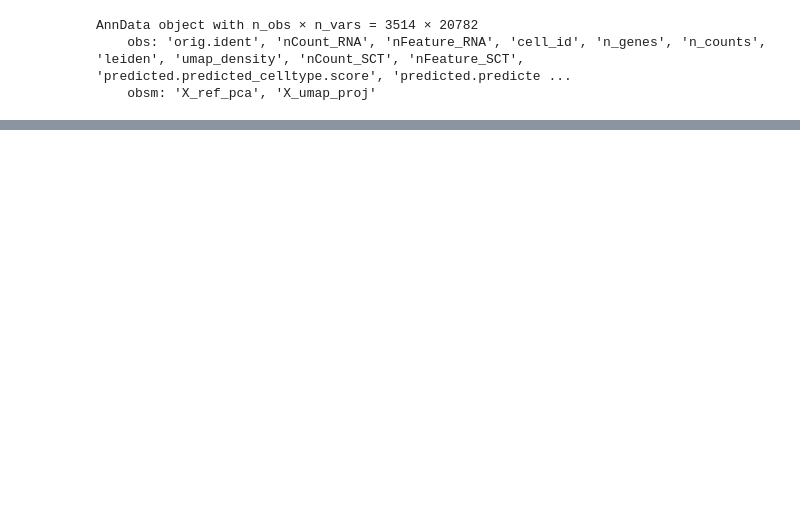
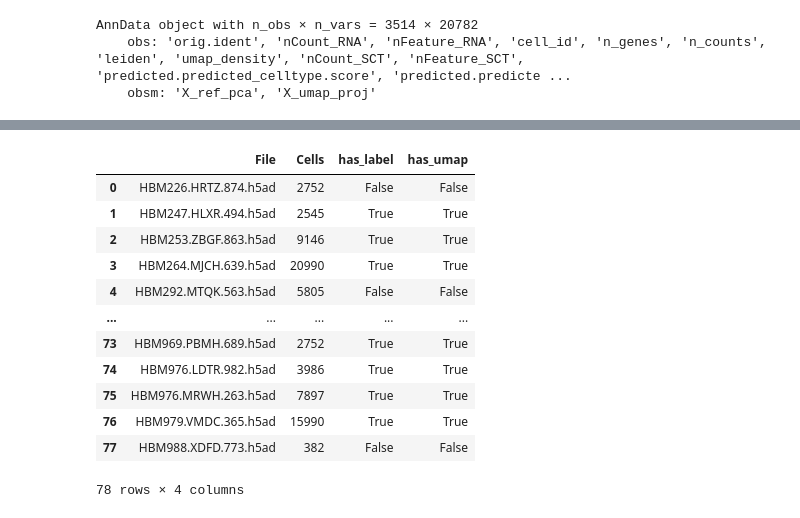
Before and after one commit to ChangLiu23UIC/h5ad_to_matriviz, a Jupyter notebook: src/map_h5ad/read_h5ad.ipynb, the cells around one changed output, grey strips where cells are left out. Cells and saved outputs as stored; diff of their text form; code cells hidden in the pictures; blank space fills up the shorter version.

```diff
--- a/src/map_h5ad/read_h5ad.ipynb
+++ b/src/map_h5ad/read_h5ad.ipynb
@@ -1,7 +1,7 @@
 # %%
 import anndata as ad
 
-adata = ad.read_h5ad(r"F:\12_30_2025_test_azimuth_annotation\HBM236.JPVT.769.h5ad")
+adata = ad.read_h5ad(r"C:\Users\Orangeeee\Downloads\small_intestine.h5ad")
 # %%
 adata
 # %% [output]
@@ -40,7 +89,7 @@ import os
 import pandas as pd
 
 # Path to your data
-data_dir = "G:/Secondary_analysis/Organized_by_Tissue/Liver/"
+data_dir = "G:/Secondary_analysis/Organized_by_Tissue/Kidney/"
 # Or check the annotated folder specifically:
 # data_dir = "F:/12_30_2025_test_azimuth_annotation/annotated/"
 
@@ -84,3 +141,19 @@ print(df_report)
+# %%
+df_report
+# %% [output]
+|  | File | Cells | has_label | has_umap |
+| 0 | HBM226.HRTZ.874.h5ad | 2752 | False | False |
+| 1 | HBM247.HLXR.494.h5ad | 2545 | True | True |
+| 2 | HBM253.ZBGF.863.h5ad | 9146 | True | True |
+| 3 | HBM264.MJCH.639.h5ad | 20990 | True | True |
+| 4 | HBM292.MTQK.563.h5ad | 5805 | False | False |
+| ... | ... | ... | ... | ... |
+| 73 | HBM969.PBMH.689.h5ad | 2752 | True | True |
+| 74 | HBM976.LDTR.982.h5ad | 3986 | True | True |
+| 75 | HBM976.MRWH.263.h5ad | 7897 | True | True |
+| 76 | HBM979.VMDC.365.h5ad | 15990 | True | True |
+| 77 | HBM988.XDFD.773.h5ad | 382 | False | False |
+78 rows × 4 columns
 # %%
 import pandas as pd
 
```
Also changed, not shown: parts of 19 cells of this notebook, 1 other file.
